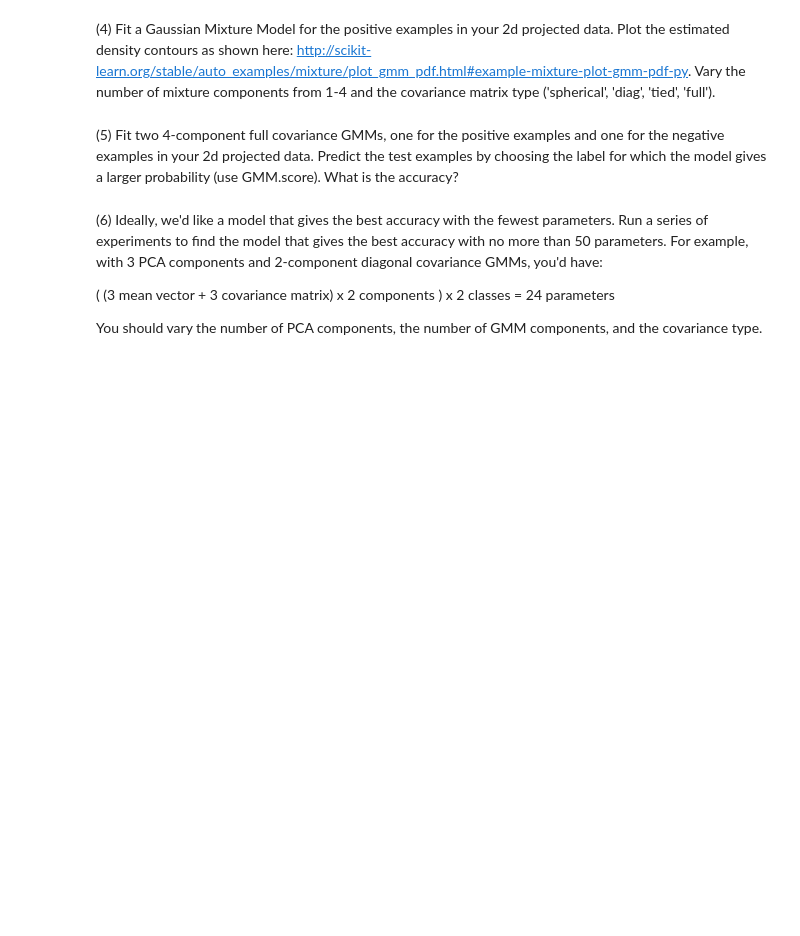
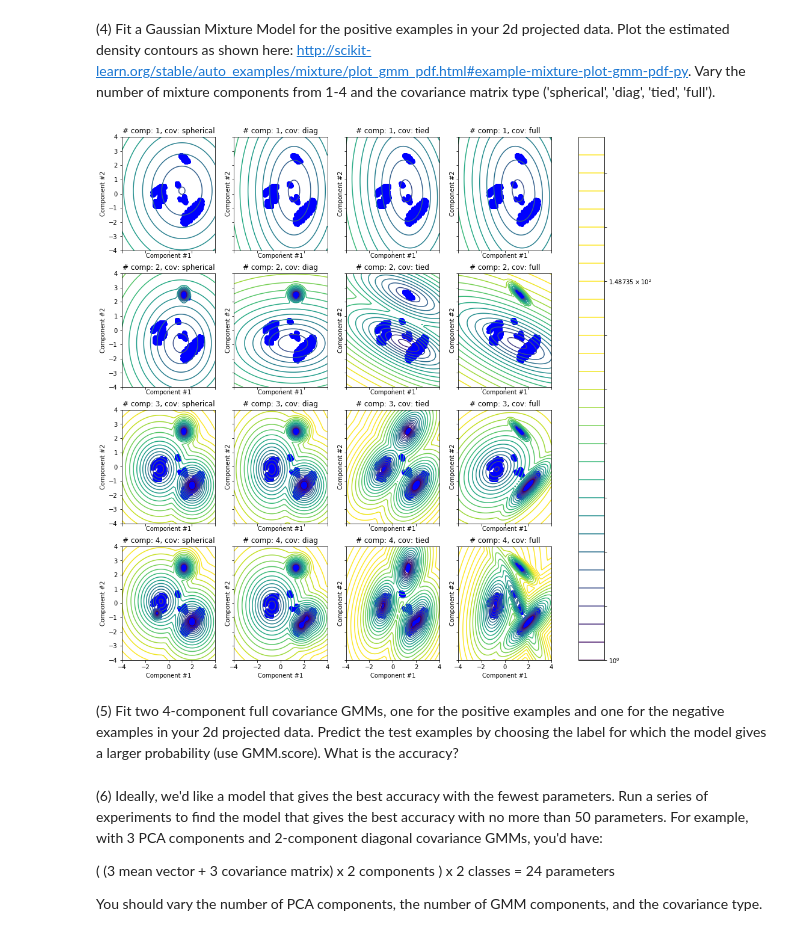
Before and after one commit to lukedoolittle/w207_summer_2017, a Jupyter notebook: project3/doolittle_luke_p3.ipynb, the cells around one changed output. Cells and saved outputs as stored; diff of their text form; code cells hidden in the pictures; blank space fills up the shorter version.

```diff
--- a/project3/doolittle_luke_p3.ipynb
+++ b/project3/doolittle_luke_p3.ipynb
@@ -162,3 +157,59 @@ P3()
+# %%
+def P4():
+    # perform PCA transformation with 2 components and select
+    # the positive features
+    pca_transform = PCA(n_components = 2)
+    pca_transform.fit(train_data)
+    pca_features = pca_transform.transform(train_data)
+    positive_features = pca_features[np.where(train_labels == 1)]
+
+    fig, axes = plt.subplots(nrows=4,
+                             ncols=4,
+                             sharex=True,
+                             sharey=True,
+                             figsize = (16, 16))
+
+    for n_components in range(1,5):
+        for i, covariance_type in enumerate(['spherical', 'diag', 'tied', 'full']):
+
+            # create a Gaussian Mixture model with the given number of components and
+            # covariance type
+            model = GaussianMixture(n_components = n_components,
+                                    covariance_type=covariance_type)
+            model.fit(positive_features)
+
+            # create grid of data for plotting the contours
+            x = np.linspace(-4., 4.)
+            y = np.linspace(-4., 4.)
+            X, Y = np.meshgrid(x, y)
+            XX = np.array([X.ravel(), Y.ravel()]).T
+
+            # create the values (in this case the coloring) for
+            # the contour plot from the log probabilities
+            Z = -model.score_samples(XX)
+            Z = Z.reshape(X.shape)
+
+            ax = axes[n_components-1][i]
+
+            # create a contour plot with set bounds for coloring
+            CS = ax.contour(X,
+                            Y,
+                            Z,
+                            norm=LogNorm(vmin=1, vmax=50),
+                            levels=np.logspace(0, 3, 30))
+
+            ax.scatter(positive_features[:, 0],
+                       positive_features[:, 1],
+                       color='b')
+            ax.set_title('# comp: {0}, cov: {1}'.format(n_components,
+                                                        covariance_type))
+            ax.set_xlabel('Component #1')
+            ax.set_ylabel('Component #2')
+    fig.colorbar(CS, ax=axes.ravel().tolist())
+
+P4()
+# %% [output]
+[figure, added]
 # %% [markdown]
 (5) Fit two 4-component full covariance GMMs, one for the positive examples and one for the negative examples in your 2d projected data. Predict the test examples by choosing the label for which the model gives a larger probability (use GMM.score). What is the accuracy?
 # %%
```
Also changed, not shown: parts of 3 cells of this notebook.
